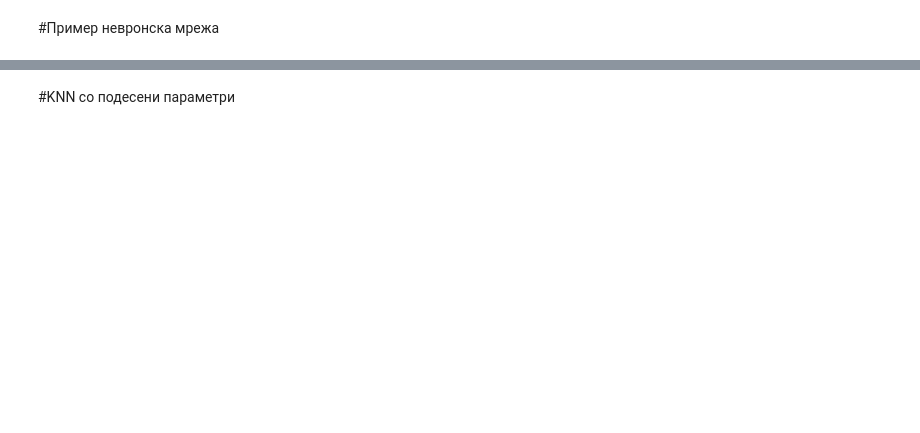
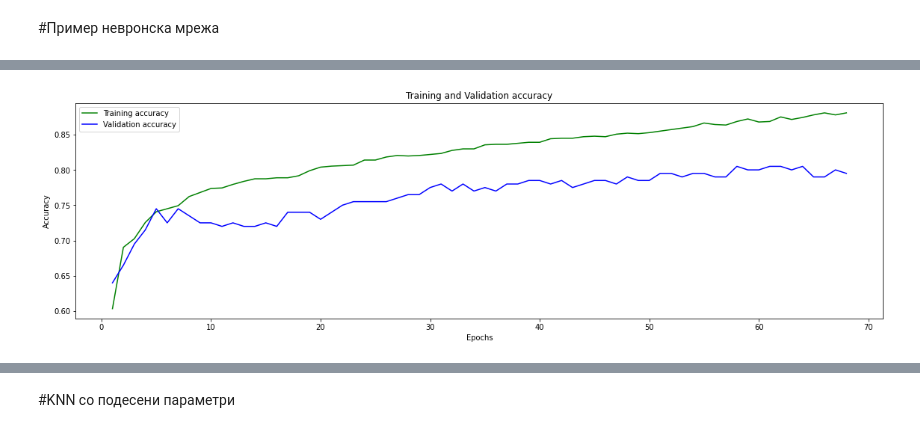
Before and after one commit to MKrezheska/data-mining-project, a Jupyter notebook: 4_Models_extra.ipynb, the cells around one changed output, grey strips where cells are left out. Saved outputs shown, nothing was run; the diff lists cells and outputs as text; code cells hidden in the pictures; blank space fills up the shorter version.

```diff
--- a/4_Models_extra.ipynb
+++ b/4_Models_extra.ipynb
@@ -636,0 +630,17 @@ weighted avg       0.65      0.62      0.61       399
+# %%
+# Визуелизација на вредностите на accuracy при тренирање и валидација
+import matplotlib.pyplot as plt
+
+loss_train = np.asarray(history_callback.history['accuracy'])
+loss_val = np.asarray(history_callback.history['val_accuracy'])
+epochs = range(1,loss_train.shape[0]+1)
+plt.axes([0,0,2.5,1])
+plt.plot(epochs, loss_train, 'g', label='Training accuracy')
+plt.plot(epochs, loss_val, 'b', label='Validation accuracy')
+plt.title('Training and Validation accuracy')
+plt.xlabel('Epochs')
+plt.ylabel('Accuracy')
+plt.legend()
+plt.show()
+# %% [output]
+[figure, added]
```
Also changed, not shown: parts of 34 cells of this notebook.
